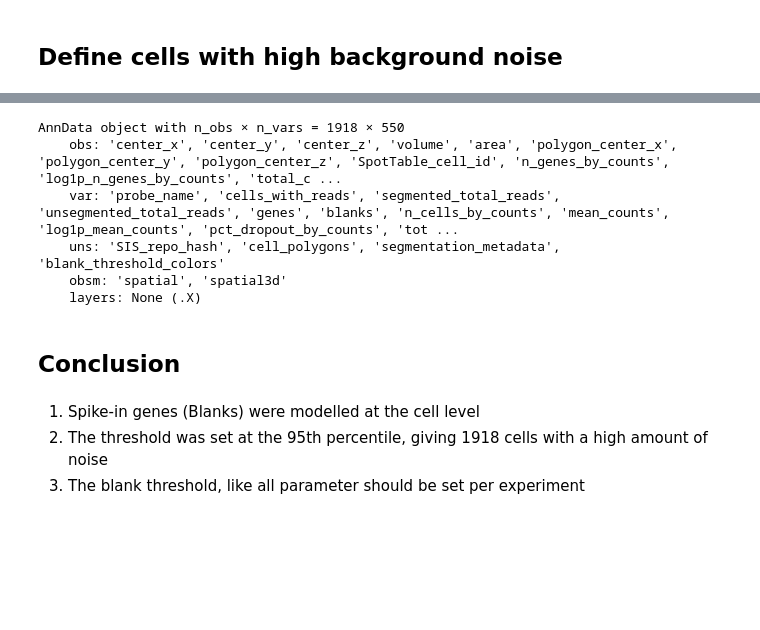
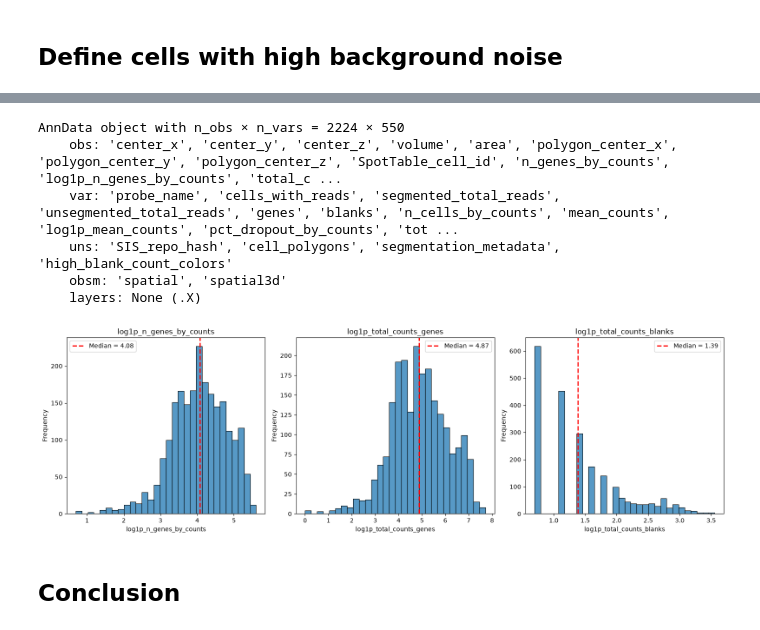
Before and after one commit to poloarol/mini-single-cell-series, a Jupyter notebook: 01_quality_control.ipynb, the cells around one changed output, grey strips where cells are left out. Saved outputs shown, nothing was run; the diff lists cells and outputs as text; code cells hidden in the pictures; blank space fills up the shorter version.

```diff
--- a/01_quality_control.ipynb
+++ b/01_quality_control.ipynb
@@ -304,16 +302,21 @@ WARNING: Please specify a valid `library_id` or set it permanently in `adata.uns
 # %%
-sdata = adata[adata.obs['blank_threshold'] == "Above"].copy()
+sdata = adata[adata.obs['high_blank_count'] == "Above"].copy()
 sdata
 # %% [output]
-AnnData object with n_obs × n_vars = 1918 × 550
+AnnData object with n_obs × n_vars = 2224 × 550
     obs: 'center_x', 'center_y', 'center_z', 'volume', 'area', 'polygon_center_x', 'polygon_center_y', 'polygon_center_z', 'SpotTable_cell_id', 'n_genes_by_counts', 'log1p_n_genes_by_counts', 'total_c ...
     var: 'probe_name', 'cells_with_reads', 'segmented_total_reads', 'unsegmented_total_reads', 'genes', 'blanks', 'n_cells_by_counts', 'mean_counts', 'log1p_mean_counts', 'pct_dropout_by_counts', 'tot ...
-    uns: 'SIS_repo_hash', 'cell_polygons', 'segmentation_metadata', 'blank_threshold_colors'
+    uns: 'SIS_repo_hash', 'cell_polygons', 'segmentation_metadata', 'high_blank_count_colors'
     obsm: 'spatial', 'spatial3d'
     layers: None (.X)
+# %%
+generate_qc_hist(adata=sdata, parameters=[
+    'log1p_n_genes_by_counts',
+    'log1p_total_counts_genes',
+    'log1p_total_counts_blanks',
+    # "pct_counts_blanks"
+])
+# %% [output]
+[figure, added]
 # %% [markdown]
 ## Conclusion
-# %% [markdown]
-1. Spike-in genes (Blanks) were modelled at the cell level
-2. The threshold was set at the 95th percentile, giving 1918 cells with a high amount of noise
-3. The blank threshold, like all parameter should be set per experiment
```
Also changed, not shown: parts of 13 cells of this notebook.
